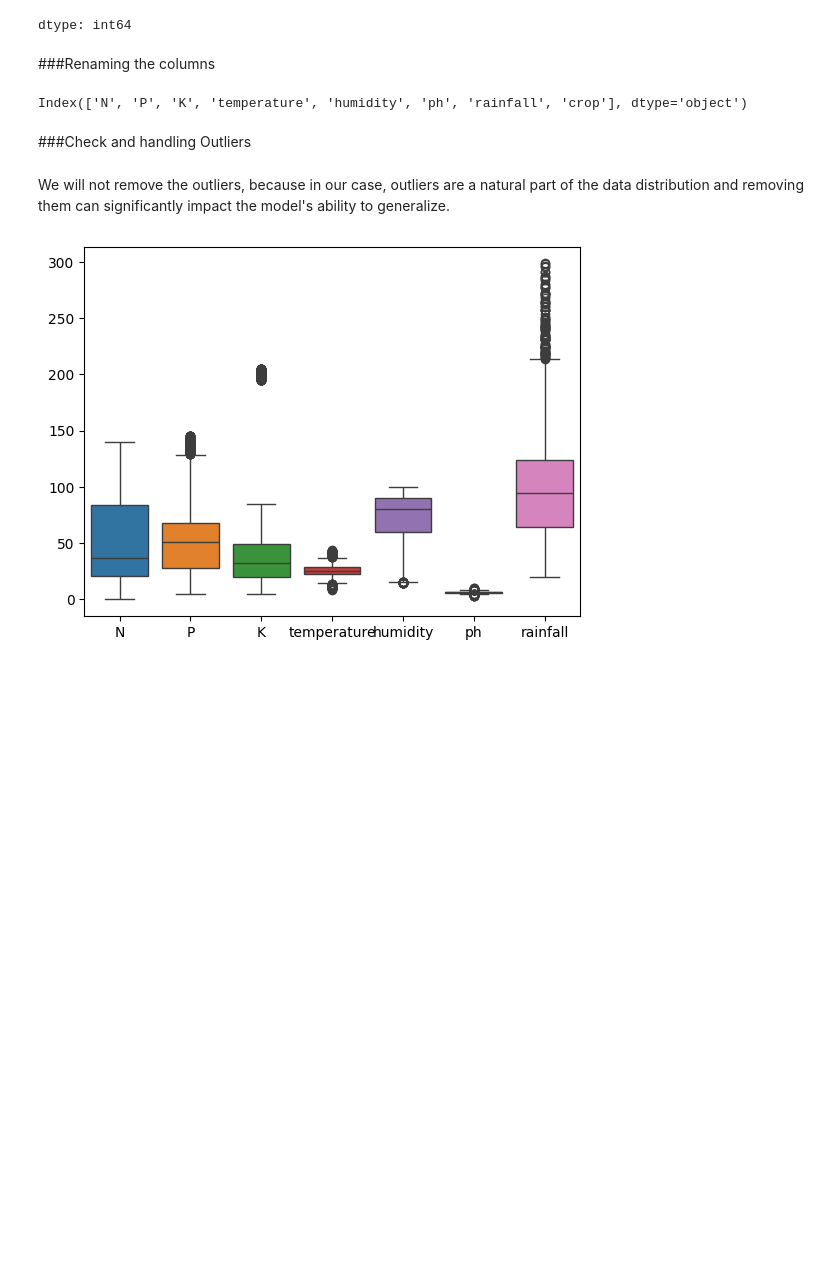
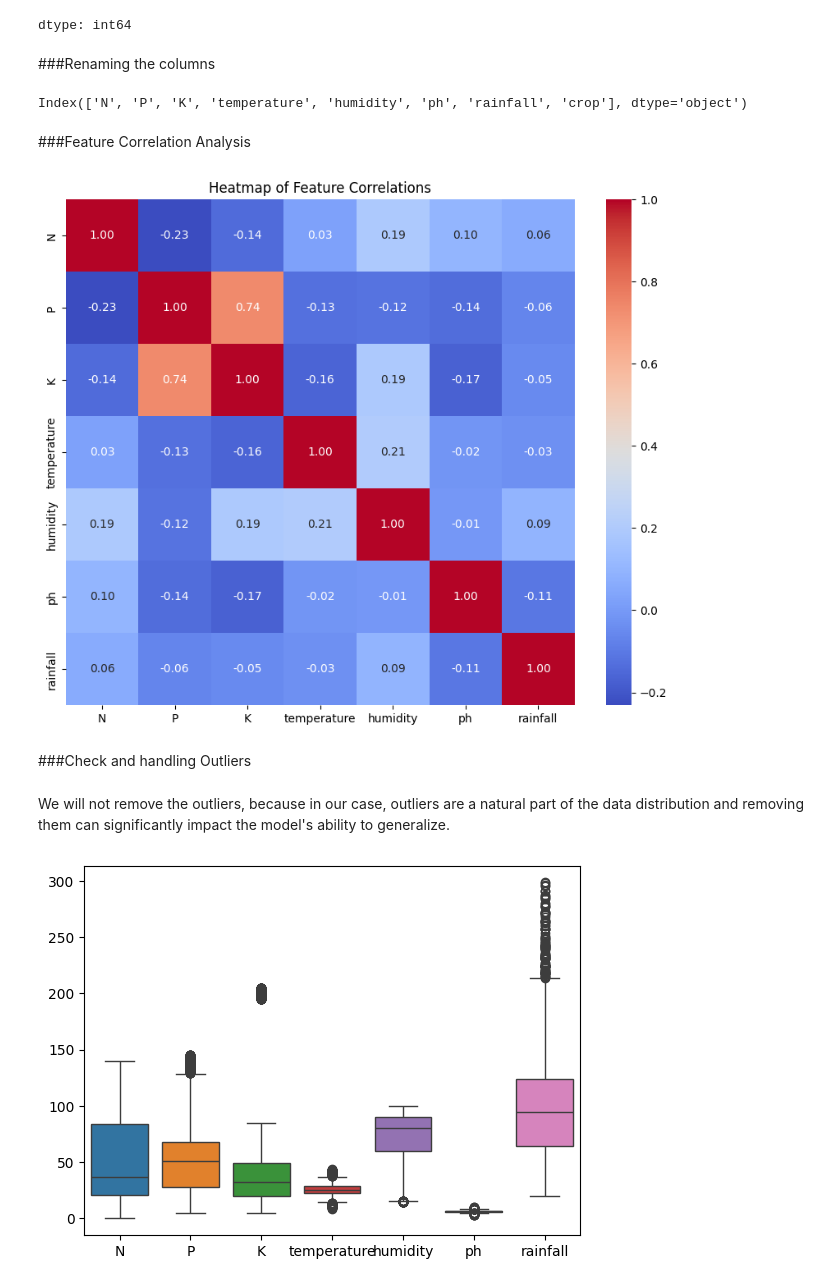
Before and after one commit to HaninEssam215/Crop-Recommendation-System, a Jupyter notebook: Crop_Recommendation_System.ipynb, the cells around one changed output. Saved outputs shown, nothing was run; the diff lists cells and outputs as text; code cells hidden in the pictures; blank space fills up the shorter version.

Commit message:
Feature Correlation Analysis

```diff
--- a/Crop_Recommendation_System.ipynb
+++ b/Crop_Recommendation_System.ipynb
@@ -135,6 +135,19 @@ DF.rename(columns={'label': 'crop'}, inplace=True)
 DF.columns
 # %% [output]
 Index(['N', 'P', 'K', 'temperature', 'humidity', 'ph', 'rainfall', 'crop'], dtype='object')
+# %% [markdown]
+###Feature Correlation Analysis
+# %%
+Corr_DF = DF.drop(columns=['crop'])
+correlation_matrix = pd.DataFrame(Corr_DF).corr()
+
+# Plot the heatmap
+plt.figure(figsize=(10, 8))
+sns.heatmap(correlation_matrix, annot=True, cmap='coolwarm', fmt=".2f")
+plt.title("Heatmap of Feature Correlations")
+plt.show()
+# %% [output]
+[figure, added]
 # %% [markdown]
 ###Check and handling Outliers
 # %% [markdown]
```
